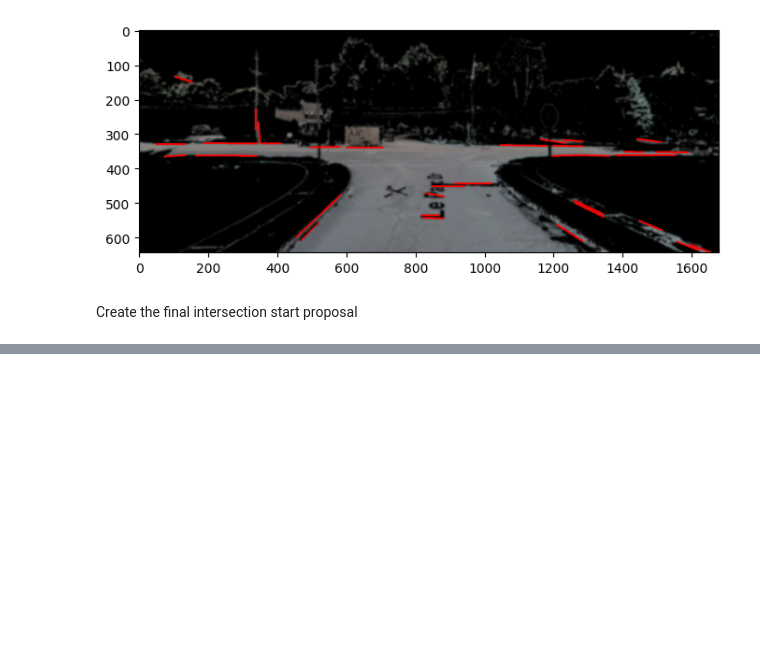
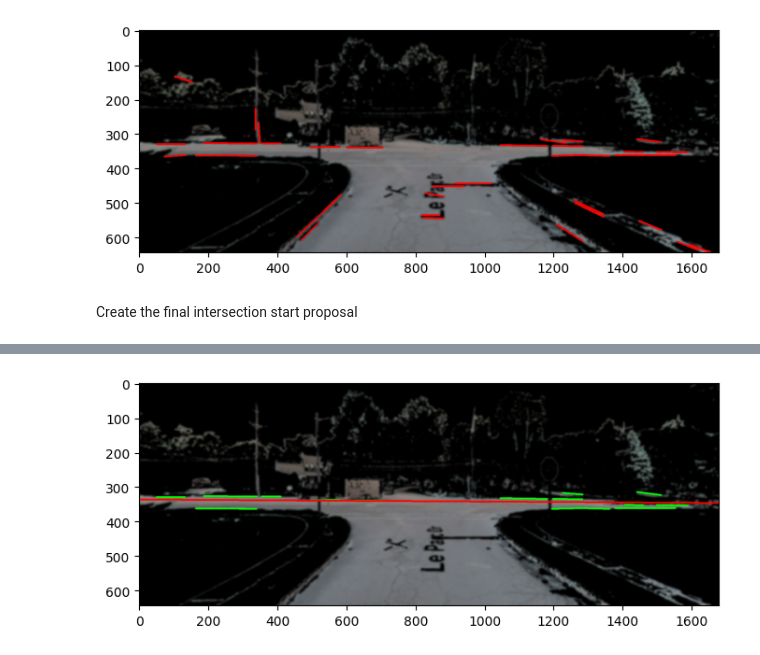
Before and after one commit to ayuan1114/wa-intersection-det, a Jupyter notebook: horizontal-line-filtering/filter.ipynb, the cells around one changed output, grey strips where cells are left out. Cells and saved outputs as stored; diff of their text form; code cells hidden in the pictures; blank space fills up the shorter version.

```diff
--- a/horizontal-line-filtering/filter.ipynb
+++ b/horizontal-line-filtering/filter.ipynb
@@ -116,0 +83,80 @@ plt.show()
+# %%
+line_img = masked_img.copy()
+
+tot_y = 0
+vals = 0
+max_x = -math.inf
+min_x = math.inf
+slopes = []
+
+segs = np.squeeze(lines)
+segs = segs[[x1 != x2 for (x1, _, x2, _) in segs]]
+
+for (x1, y1, x2, y2) in segs:
+    # keep only horizontalish lines
+    slopes.append(math.atan((y2 - y1) / (x2 - x1)))
+
+inds = np.argsort(slopes)
+
+slopes = sorted(slopes)
+slopes = np.array(slopes)
+avg_slope = sum(slopes[(int) (len(slopes) * 0.25):(int) (len(slopes) * 0.75)]) / len(slopes[(int) (len(slopes) * 0.25):(int) (len(slopes) * 0.75)])
+
+inds = inds[abs(slopes - avg_slope) < 0.1]
+midpoints = [[(x2 + x1) / 2, (y1 + y2) / 2] for (x1, y1, x2, y2) in segs[inds]]
+
+midpoints = np.array(midpoints, dtype=np.float32)
+
+vx, vy, x0, y0 = cv2.fitLine(midpoints, cv2.DIST_L2, 0, 0.01, 0.01)
+
+# Compute perpendicular distances to the fitted line
+distances = []
+for (mx, my) in midpoints:
+    # Distance from point (mx, my) to line (vx, vy, x0, y0)
+    numerator = abs(vy * (mx - x0) - vx * (my - y0))
+    denominator = np.sqrt(vy**2 + vx**2)
+    distances.append(numerator / denominator)
+
+# Set a threshold (e.g., 5 pixels) to classify inliers
+threshold = 1.5 * (sum(distances) / len(distances))
+distances = np.array(distances, dtype=np.float32)
+
+inlier_mask = distances < threshold
+
+vx_refined, vy_refined, x0_refined, y0_refined = cv2.fitLine(midpoints[inlier_mask.T[0]], cv2.DIST_L2, 0, 0.01, 0.01)
+
+for (x1, y1, x2, y2) in segs[inds][inlier_mask.T[0]]:
+    cv2.line(line_img, (x1, y1), (x2, y2), (0, 255, 0), 3)
+
+t = 1000  # Extend line length
+pt1 = (int(x0_refined - vx_refined * t), int(y0_refined - vy_refined * t))
+pt2 = (int(x0_refined + vx_refined * t), int(y0_refined + vy_refined * t))
+cv2.line(line_img, pt1, pt2, (255, 0, 0), 3)
+
+"""
+for (x1, y1, x2, y2) in np.squeeze(lines)[inds[(int) (len(slopes) * 0.25):(int) (len(slopes) * 0.75)]]:
+    if x2 !=x1 and (abs(math.atan((y2 - y1) / (x2 - x1))) < 0.1):
+        # show filtered lines
+        cv2.line(line_img, (x1, y1), (x2, y2), (0, 255, 0), 3)
+
+        # get approx regression through the horizontal lines
+        tot_y += y2
+        tot_y += y1
+        vals += 2
+        max_x = max(max_x, x1, x2)
+        min_x = min(min_x, x1, x2)
+
+cv2.line(line_img, (min_x, tot_y // vals), (max_x, tot_y // vals), (255, 0, 0), 3)
+"""
+
+
+'''
+cv2.imshow("Detected Horizontal Lines", line_img)
+cv2.waitKey(0)
+cv2.destroyAllWindows()
+'''
+
+plt.figure(figsize=(8, 6))
+plt.imshow(line_img)
+plt.show()
+# %% [output]
@@ -116,0 +180 @@ plt.show()
+[figure, added]
```
Also changed, not shown: parts of 2 cells of this notebook.
